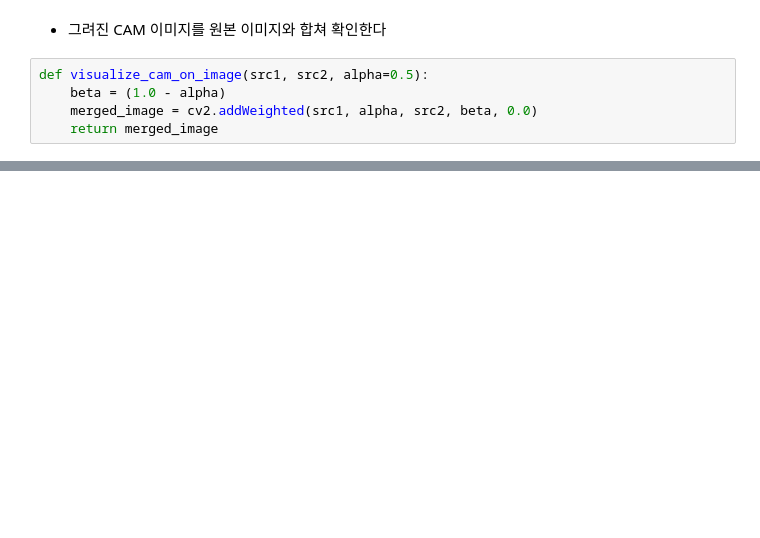
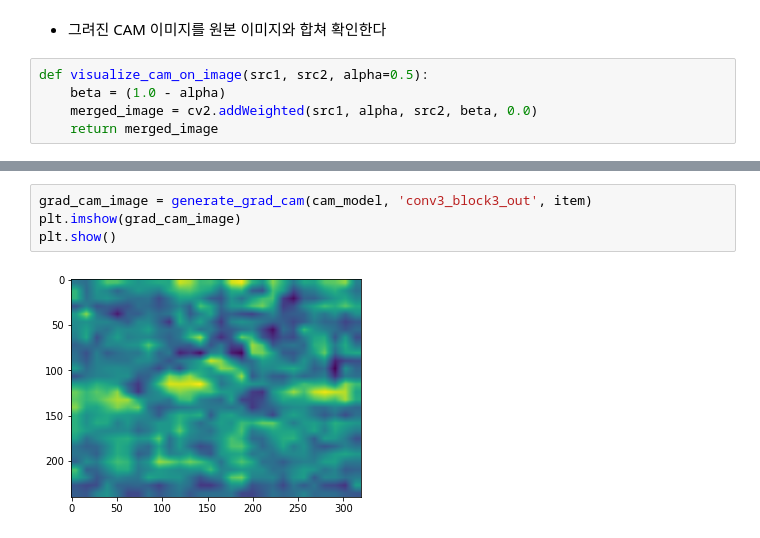
Before and after one commit to Caligo46/aiffel_godeep, a Jupyter notebook: GoDeep_6_grad-cam.ipynb, the cells around one changed output, grey strips where cells are left out. Saved outputs shown, nothing was run; the diff lists cells and outputs as text; blank space fills up the shorter version.

```diff
--- a/GoDeep_6_grad-cam.ipynb
+++ b/GoDeep_6_grad-cam.ipynb
@@ -252,0 +297,6 @@ plt.show()
+# %%
+grad_cam_image = generate_grad_cam(cam_model, 'conv3_block3_out', item)
+plt.imshow(grad_cam_image)
+plt.show()
+# %% [output]
+[figure, added]
```
Also changed, not shown: parts of 26 cells of this notebook, 3 other files.
